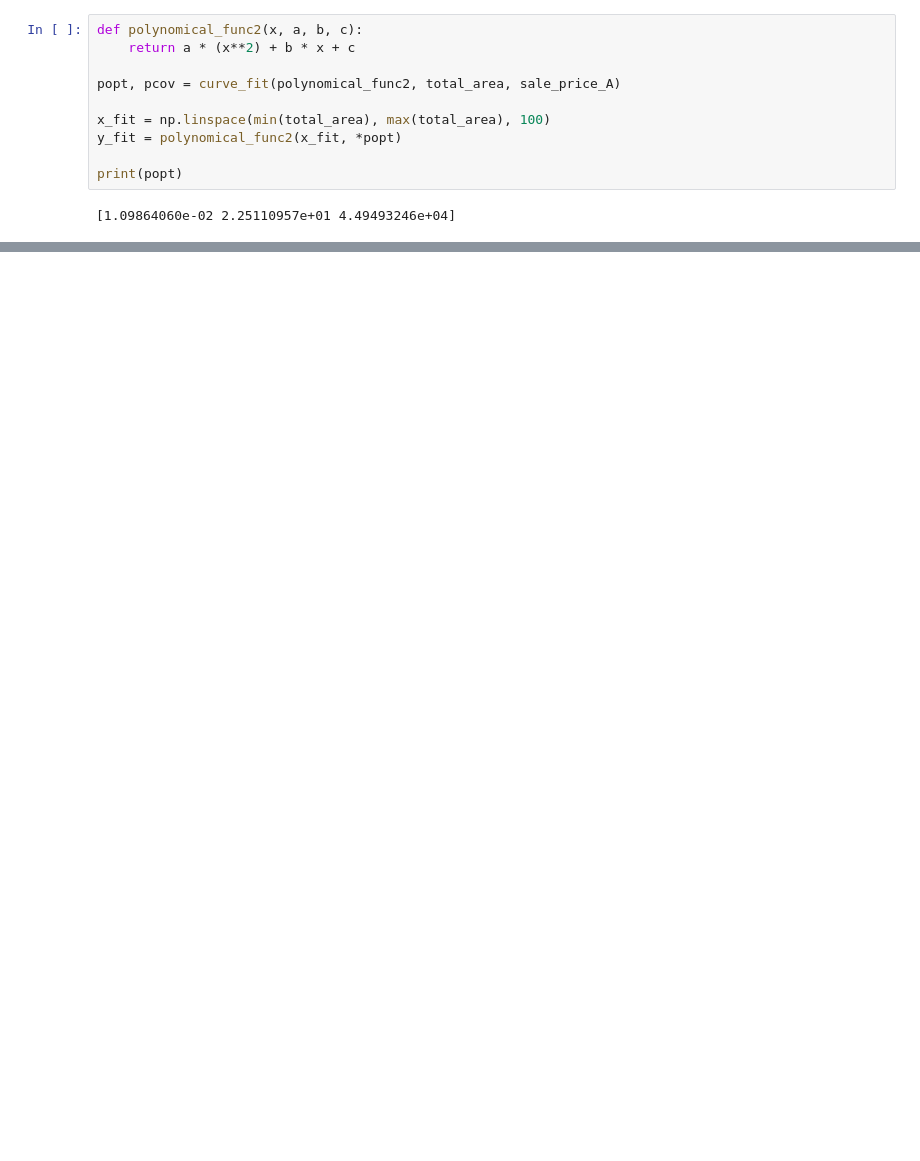
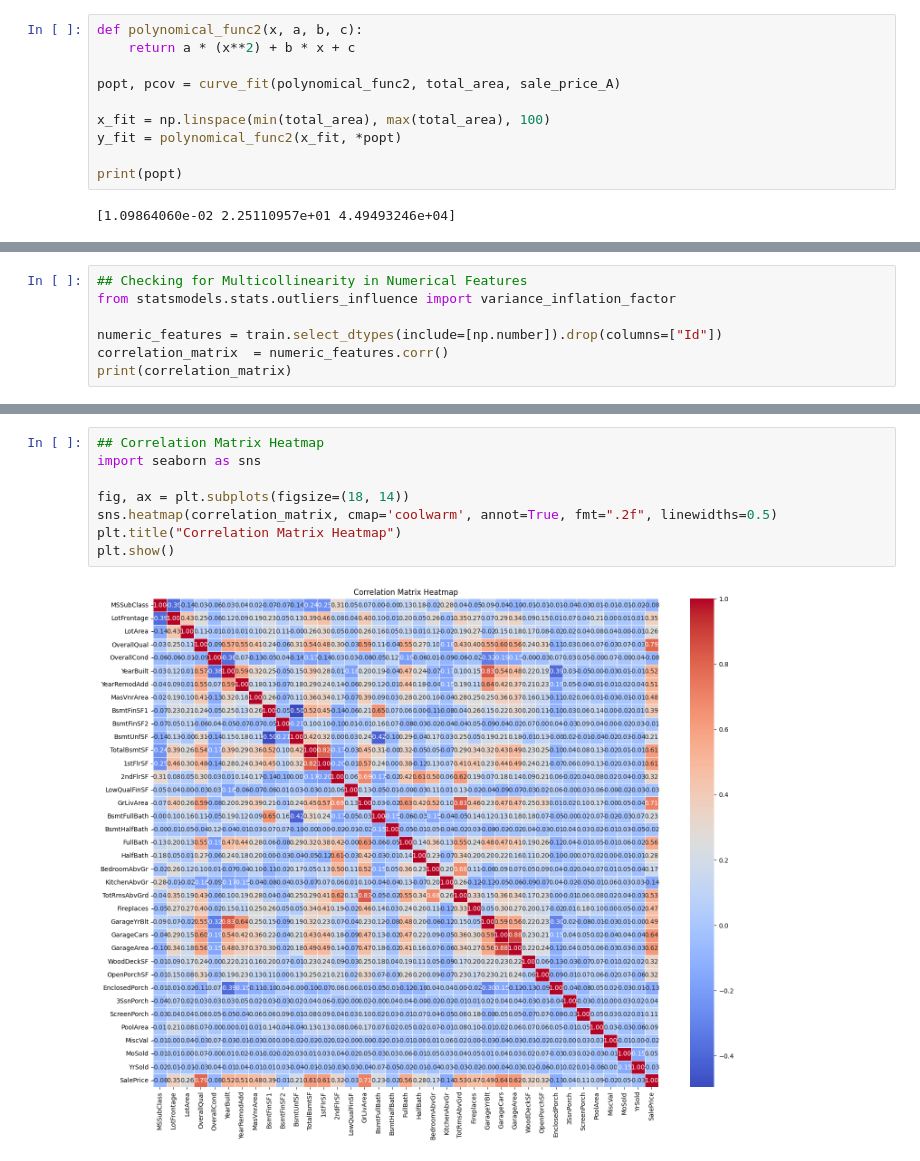
Before and after one commit to BerkayPolat-lab/house-price-prediction, a Jupyter notebook: house_pred.ipynb, the cells around one changed output, grey strips where cells are left out. Drawn from its saved outputs; the diff is of its cells as text; blank space fills up the shorter version.

```diff
--- a/house_pred.ipynb
+++ b/house_pred.ipynb
@@ -136,0 +127,7 @@ Error:
+# %%
+## Checking for Multicollinearity in Numerical Features
+from statsmodels.stats.outliers_influence import variance_inflation_factor
+
+numeric_features = train.select_dtypes(include=[np.number]).drop(columns=["Id"])
+correlation_matrix  = numeric_features.corr()
+print(correlation_matrix)
@@ -136,0 +175,10 @@ Error:
+# %%
+## Correlation Matrix Heatmap
+import seaborn as sns
+
+fig, ax = plt.subplots(figsize=(18, 14))
+sns.heatmap(correlation_matrix, cmap='coolwarm', annot=True, fmt=".2f", linewidths=0.5)
+plt.title("Correlation Matrix Heatmap")
+plt.show()
+# %% [output]
+[figure, added]
```
Also changed, not shown: parts of 18 cells of this notebook.
